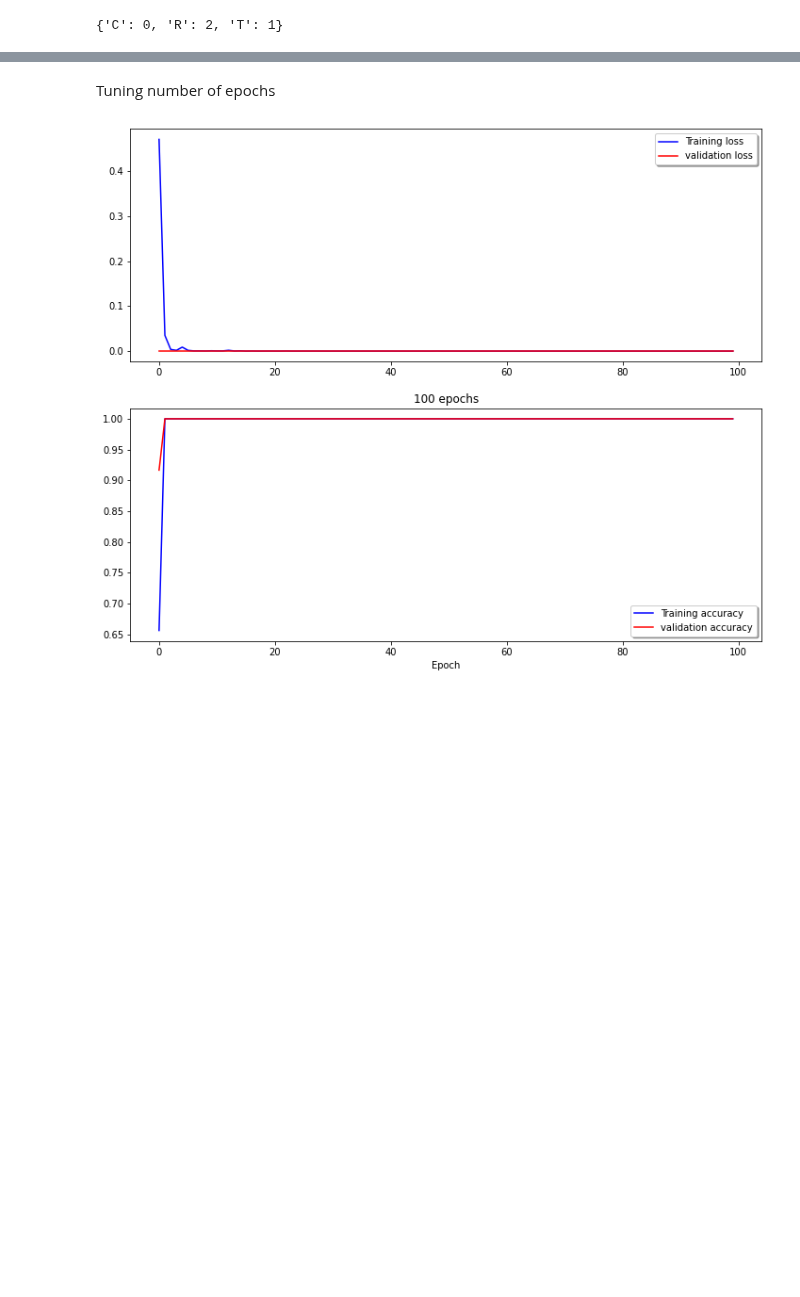
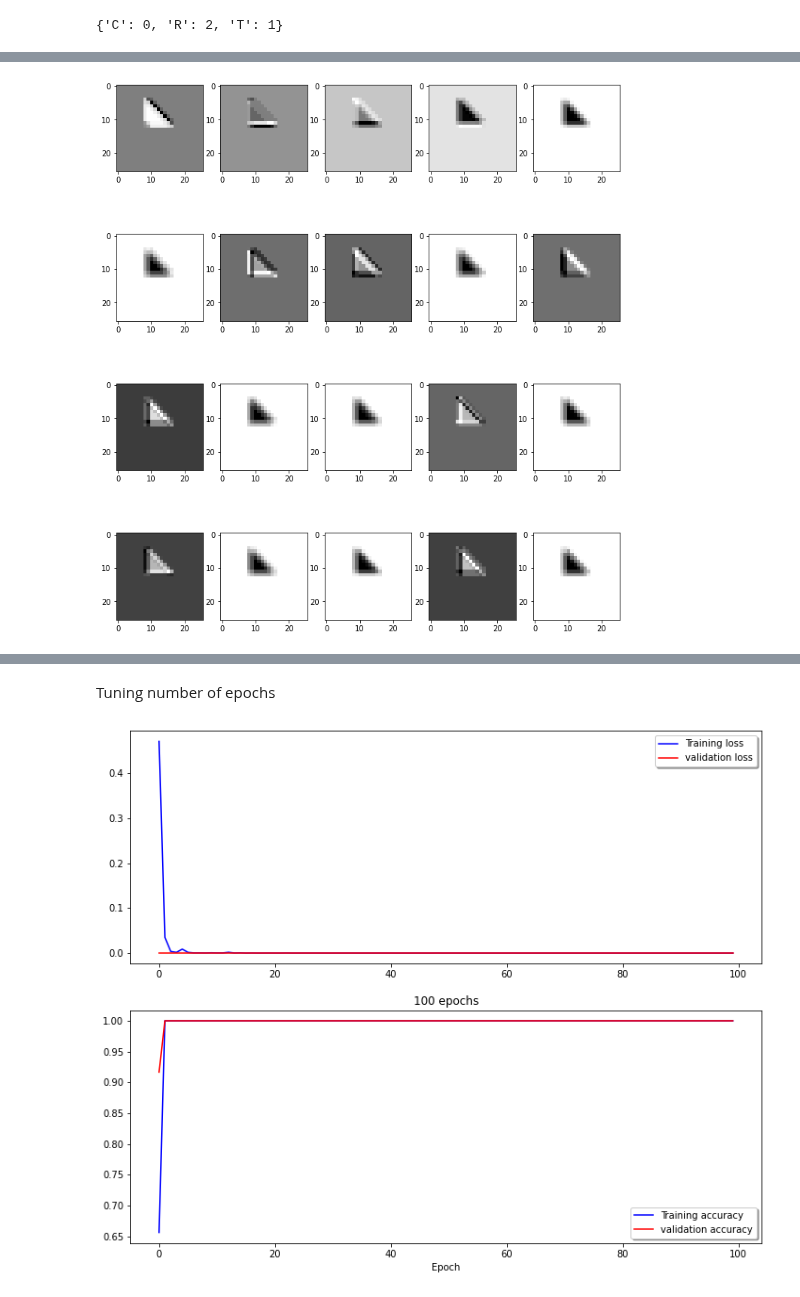
Before and after one commit to wdon021/From_Colab, a Jupyter notebook: Assignment3_v3.ipynb, the cells around one changed output, grey strips where cells are left out. Cells and saved outputs as stored; diff of their text form; code cells hidden in the pictures; blank space fills up the shorter version.

```diff
--- a/Assignment3_v3.ipynb
+++ b/Assignment3_v3.ipynb
@@ -291,0 +319,13 @@ for i, ax in enumerate(axis.flat):
+# %%
+def conv2d_single_channel(input, w):
+  assert w.shape[0] == w.shape[1] and w.shape[0] % 2 == 1
+  output_size = input.shape[0]-w.shape[0] + 1
+  output_1 = np.zeros((output_size, output_size))
+  output = np.zeros_like(output_1)
+  # print(output.shape)
+  for i in range(output.shape[0]):
+    for j in range(output.shape[1]):
+      for fi in range(w.shape[0]):
+        for fj in range(w.shape[1]):
+          output[i, j] += input[i + fi, j +fj] * w[fi, fj]
+  return output
@@ -291,0 +340,6 @@ for i, ax in enumerate(axis.flat):
+# %%
+fig, axis = plt.subplots(4, 5, figsize = (12, 14))
+for i, ax in enumerate(axis.flat):
+  ax.imshow(conv2d_single_channel(test_shape[2].reshape(28,28),kernel_weight[:,:,:,i].reshape(3,3)), cmap = 'binary')
+# %% [output]
+[figure, added]
```
Also changed, not shown: parts of 40 cells of this notebook.
